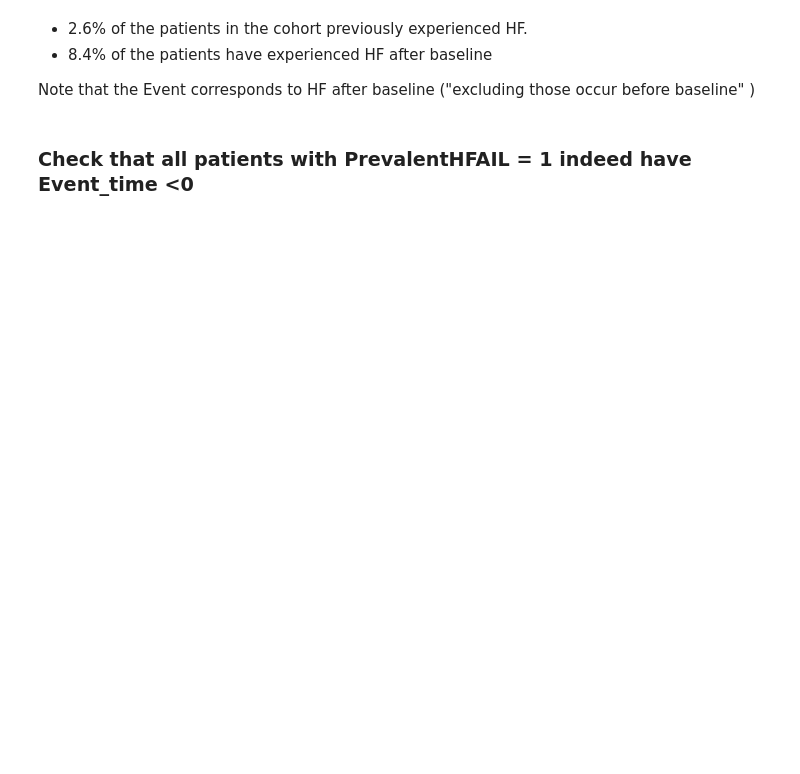
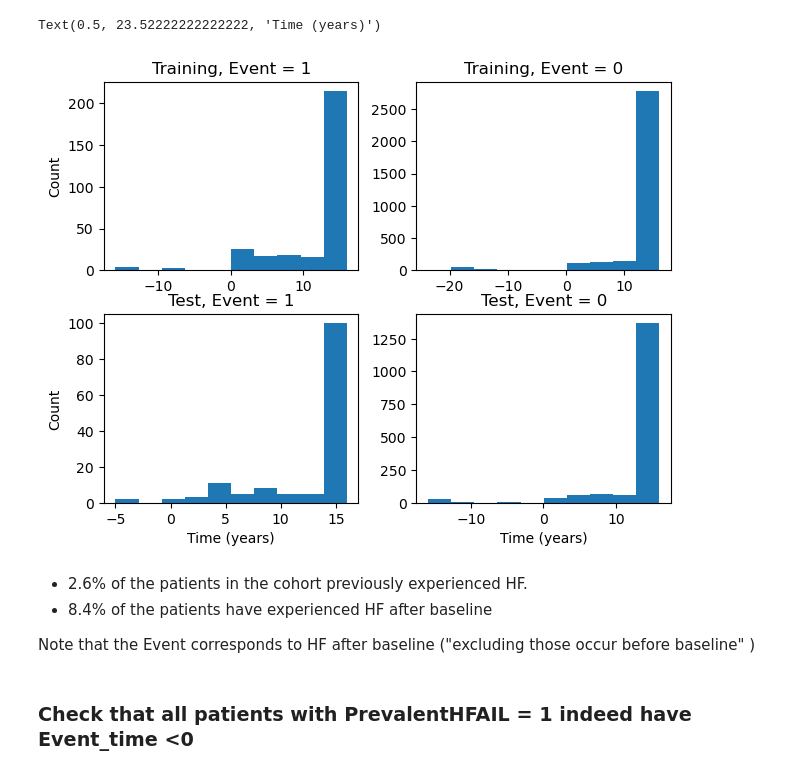
Before and after one commit to TristanFauvel/DreamHF, a Jupyter notebook: src/EDA_pheno.ipynb, the cells around one changed output. Cells and saved outputs as stored; diff of their text form; code cells hidden in the pictures; blank space fills up the shorter version.

```diff
--- a/src/EDA_pheno.ipynb
+++ b/src/EDA_pheno.ipynb
@@ -14,3 +38,25 @@ pheno_df_test = pd.read_csv(root +  '/test/pheno_test.csv')
+# %%
+# Create four polar axes and access them through the returned array
+fig, axs = plt.subplots(2, 2)
+fig.tight_layout()
+axs[0, 0].hist(pheno_df_train.loc[pheno_df_train.Event == 1].Event_time)
+axs[0, 0].set_title("Training, Event = 1")
+axs[0, 0].set_ylabel('Count')
+
+axs[0, 1].hist(pheno_df_train.loc[pheno_df_train.Event == 0].Event_time)
+axs[0, 1].set_title("Training, Event = 0")
+
+axs[1, 0].hist(pheno_df_test.loc[pheno_df_test.Event ==  1].Event_time)
+axs[1, 0].set_title("Test, Event = 1")
+axs[1, 0].set_xlabel('Time (years)')
+axs[1, 0].set_ylabel('Count')
+
+axs[1, 1].hist(pheno_df_test.loc[pheno_df_test.Event == 0].Event_time)
+axs[1, 1].set_title("Test, Event = 0")
+axs[1, 1].set_xlabel('Time (years)')
+# %% [output]
+Text(0.5, 23.52222222222222, 'Time (years)')
+[figure, added]
 # %% [markdown]
 - 2.6% of the patients in the cohort previously experienced HF.
 - 8.4% of the patients have experienced HF after baseline
```
Also changed, not shown: parts of 33 cells of this notebook, 5 other files.
